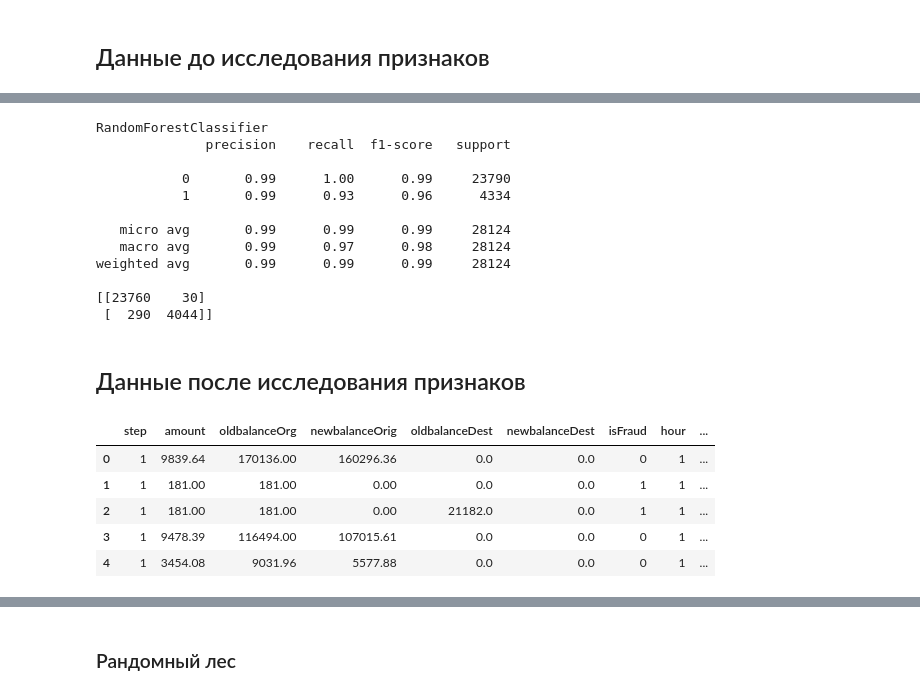
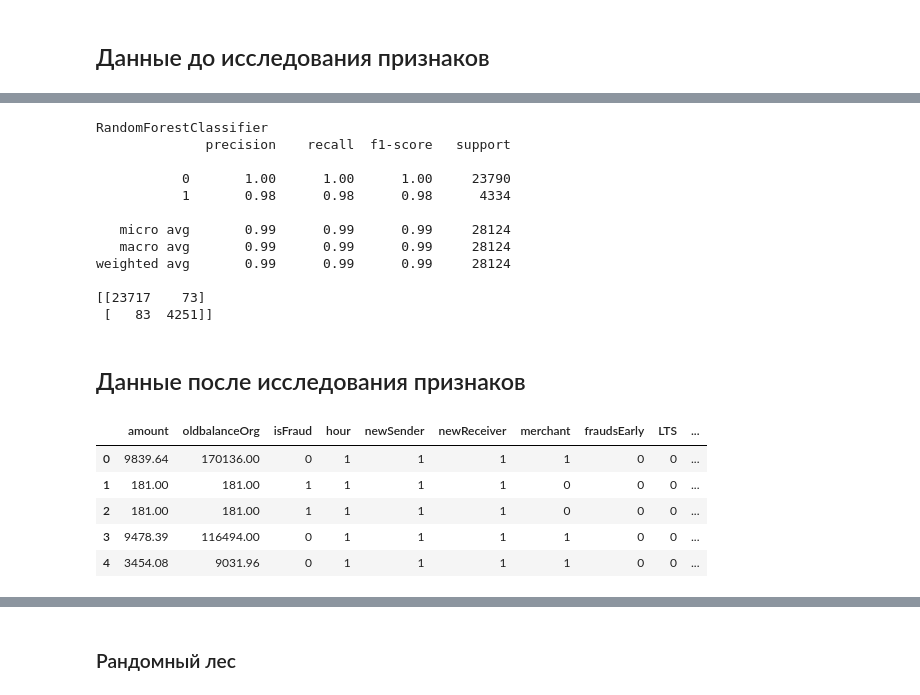
Before and after one commit to desoo40/mai_labs, a Jupyter notebook: diploma/diplomaPy/diploma.ipynb, the cells around one changed output, grey strips where cells are left out. Drawn from its saved outputs; the diff is of its cells as text; code cells hidden in the pictures.

```diff
--- a/diploma/diplomaPy/diploma.ipynb
+++ b/diploma/diplomaPy/diploma.ipynb
@@ -57,62 +74,52 @@ from sklearn.model_selection import train_test_split as train
 X_train, X_test, y_train, y_test = train(X, y, shuffle=False)
 
 from sklearn.ensemble import RandomForestClassifier
-from sklearn import metrics
+
 
 model = RandomForestClassifier(n_estimators=110, n_jobs=-1)
-
-model.fit(X_train, y_train)
-expected = y_test
-predicted = model.predict(X_test)
-
-pobas = model.predict_proba(X_test)
-preds = pobas[:, 1]
-
-report = metrics.classification_report(expected, predicted)
-conf_matrix = metrics.confusion_matrix(expected, predicted)
-
-print(type(model).__name__)
-print(report)
-print(conf_matrix)
-##print(metrics.roc_auc_score(expected, preds))
+modExec()
 # %% [output]
 RandomForestClassifier
               precision    recall  f1-score   support
 
-           0       0.99      1.00      0.99     23790
-           1       0.99      0.93      0.96      4334
+           0       1.00      1.00      1.00     23790
+           1       0.98      0.98      0.98      4334
 
    micro avg       0.99      0.99      0.99     28124
-   macro avg       0.99      0.97      0.98     28124
+   macro avg       0.99      0.99      0.99     28124
 weighted avg       0.99      0.99      0.99     28124
 
-[[23760    30]
- [  290  4044]]
+[[23717    73]
+ [   83  4251]]
 # %% [markdown]
 ## Данные после исследования признаков
 # %%
 import numpy as np
 from pandas import read_csv as read
 import pandas as pd
 import seaborn as sns; sns.set(color_codes=True)
 import matplotlib.pyplot as plt
 
 path = "newFilt.csv"
 data = read(path, delimiter=",")
 
 data.drop('isFlaggedFraud', axis=1, inplace=True)
 data.drop('nameOrig', axis=1, inplace=True)
 data.drop('nameDest', axis=1, inplace=True)
+data.drop('oldbalanceDest', axis=1, inplace=True)
+data.drop('step', axis=1, inplace=True)
+data.drop('newbalanceOrig', axis=1, inplace=True)
+data.drop('newbalanceDest', axis=1, inplace=True)
 
 data = pd.get_dummies(data)
 data.head()
 # %% [output]
-|  | step | amount | oldbalanceOrg | newbalanceOrig | oldbalanceDest | newbalanceDest | isFraud | hour | ... |
-| 0 | 1 | 9839.64 | 170136.00 | 160296.36 | 0.0 | 0.0 | 0 | 1 | ... |
-| 1 | 1 | 181.00 | 181.00 | 0.00 | 0.0 | 0.0 | 1 | 1 | ... |
-| 2 | 1 | 181.00 | 181.00 | 0.00 | 21182.0 | 0.0 | 1 | 1 | ... |
-| 3 | 1 | 9478.39 | 116494.00 | 107015.61 | 0.0 | 0.0 | 0 | 1 | ... |
-| 4 | 1 | 3454.08 | 9031.96 | 5577.88 | 0.0 | 0.0 | 0 | 1 | ... |
+|  | amount | oldbalanceOrg | isFraud | hour | newSender | newReceiver | merchant | fraudsEarly | LTS | ... |
+| 0 | 9839.64 | 170136.00 | 0 | 1 | 1 | 1 | 1 | 0 | 0 | ... |
+| 1 | 181.00 | 181.00 | 1 | 1 | 1 | 1 | 0 | 0 | 0 | ... |
+| 2 | 181.00 | 181.00 | 1 | 1 | 1 | 1 | 0 | 0 | 0 | ... |
+| 3 | 9478.39 | 116494.00 | 0 | 1 | 1 | 1 | 1 | 0 | 0 | ... |
+| 4 | 3454.08 | 9031.96 | 0 | 1 | 1 | 1 | 1 | 0 | 0 | ... |
 # %%
 data.corr()
 # %% [output]
```
Also changed, not shown: parts of 15 cells of this notebook, 36 other files.
